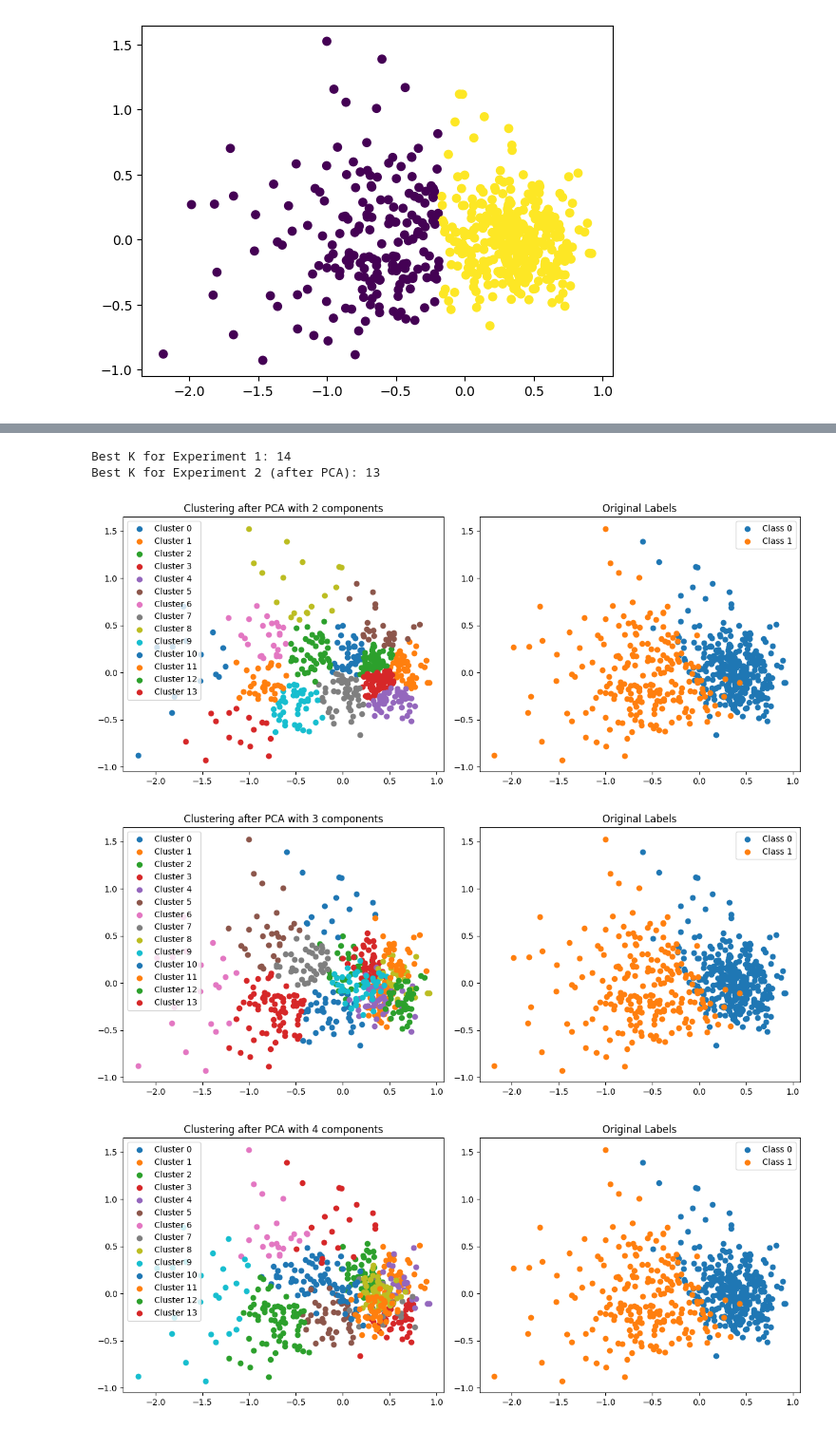
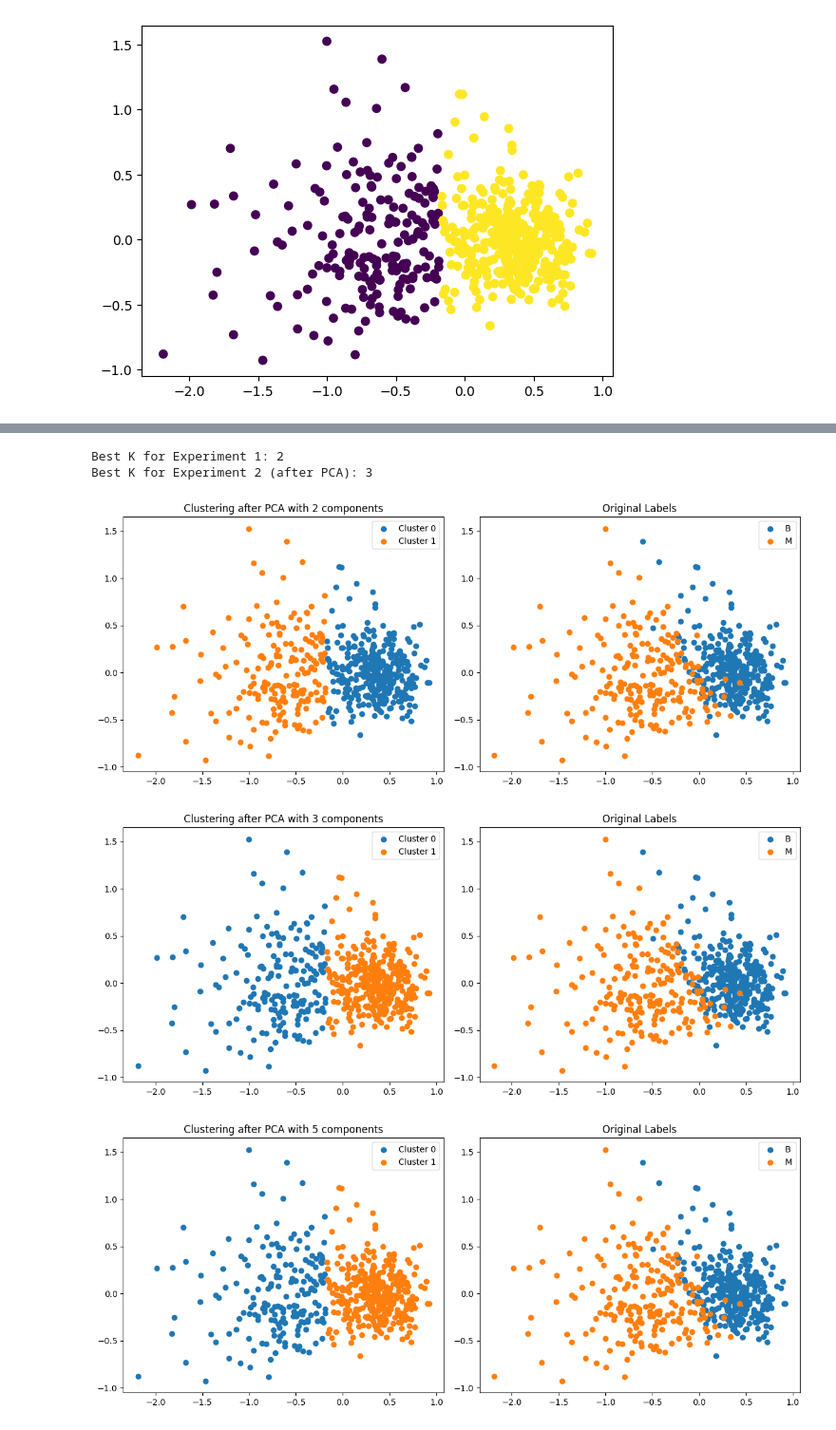
Before and after one commit to Tahker-w-tadmeer/intro_to_ml, a Jupyter notebook: ass 4-PCA and Kmeans/breast_cancer.ipynb, the cells around one changed output, grey strips where cells are left out. Shown at 95% size. Saved outputs shown, nothing was run; the diff lists cells and outputs as text; code cells hidden in the pictures.

```diff
--- a/ass 4-PCA and Kmeans/breast_cancer.ipynb
+++ b/ass 4-PCA and Kmeans/breast_cancer.ipynb
@@ -224,44 +226,44 @@ plt.show()
 # %%
-best_k_exp1 = np.argmin(sse_values) + 1
-best_k_exp2 = np.argmin(sse_values_pca) + 1
+best_k_exp1 = 2
+best_k_exp2 = 3
 
 print(f"Best K for Experiment 1: {best_k_exp1}")
 print(f"Best K for Experiment 2 (after PCA): {best_k_exp2}")
 # %% [output]
-Best K for Experiment 1: 14
-Best K for Experiment 2 (after PCA): 13
+Best K for Experiment 1: 2
+Best K for Experiment 2 (after PCA): 3
 # %%
-num_components_list = [2, 3, 4, 5, 6]
+num_components_list = [2,3,5,7,9,13,16,23,30]
 for num_components in num_components_list:
     # Apply PCA
     pca = PCA_me(n_components=num_components)
     pca.fit(X_std)
     X_pca = pca.transform(X_std)
 
     # Apply KMeans
-    kmeans = KMeans_me(k=best_k_exp1)  # Use the best k from Experiment 1
+    kmeans = KMeans_me(k=best_k_exp1)
     labels = kmeans.fit(X_pca)
 
     # Visualization - Compare with original labels
     fig, axs = plt.subplots(1, 2, figsize=(12, 5))
 
     # Visualize clusters after PCA
     for i in range(best_k_exp1):
         cluster_points = X_pca[np.where(labels == i)]
         axs[0].scatter(cluster_points[:, 0], cluster_points[:, 1], label=f'Cluster {i}')
     axs[0].set_title(f'Clustering after PCA with {num_components} components')
     axs[0].legend()
 
     # Visualize original labels
-    for i in range(2):  # Considering 2 classes in original labels
+    for i in range(2):
         class_points = X_pca[np.where(y == i)]
-        axs[1].scatter(class_points[:, 0], class_points[:, 1], label=f'Class {i}')
+        axs[1].scatter(class_points[:, 0], class_points[:, 1], label=f'B' if i == 0 else 'M')
     axs[1].set_title('Original Labels')
     axs[1].legend()
 
     plt.tight_layout()
     plt.show()
 # %% [output]
-[figure, old version]
+[figure, new version]
-[figure, old version]
+[figure, new version]
-[figure, old version]
+[figure, new version]
```
Also changed, not shown: parts of 9 cells of this notebook.
